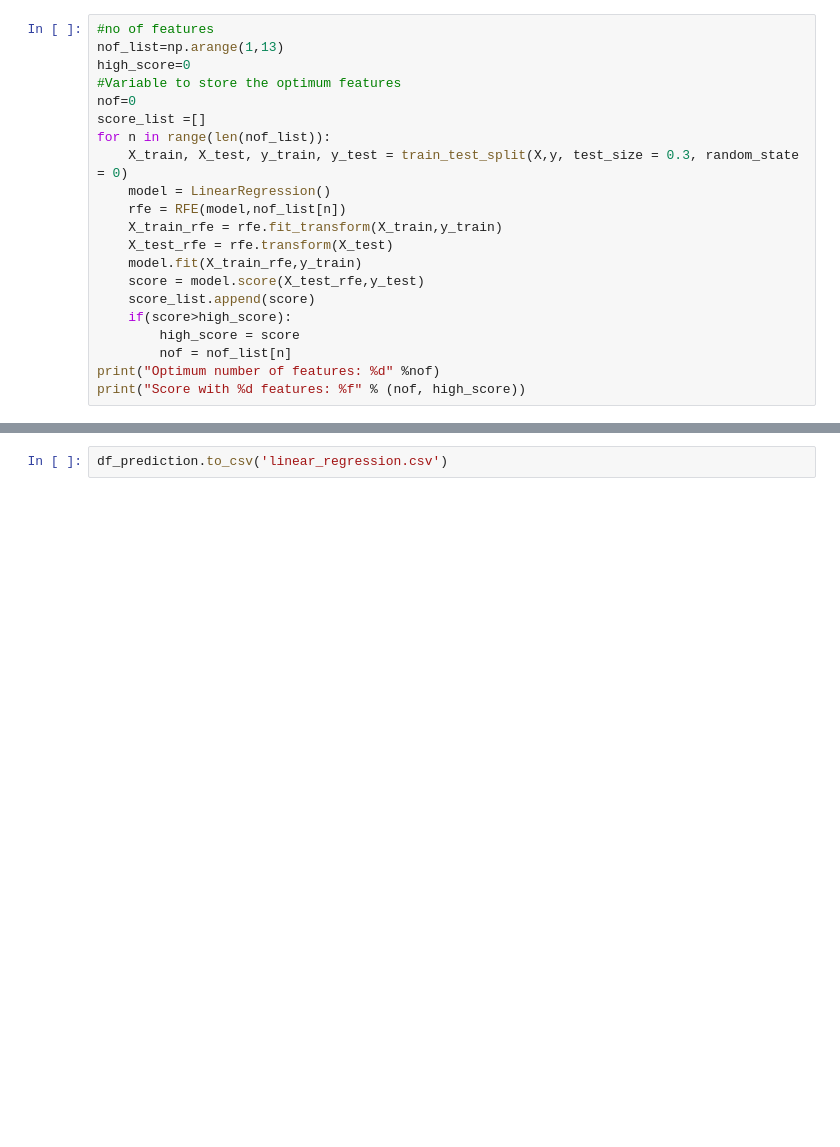
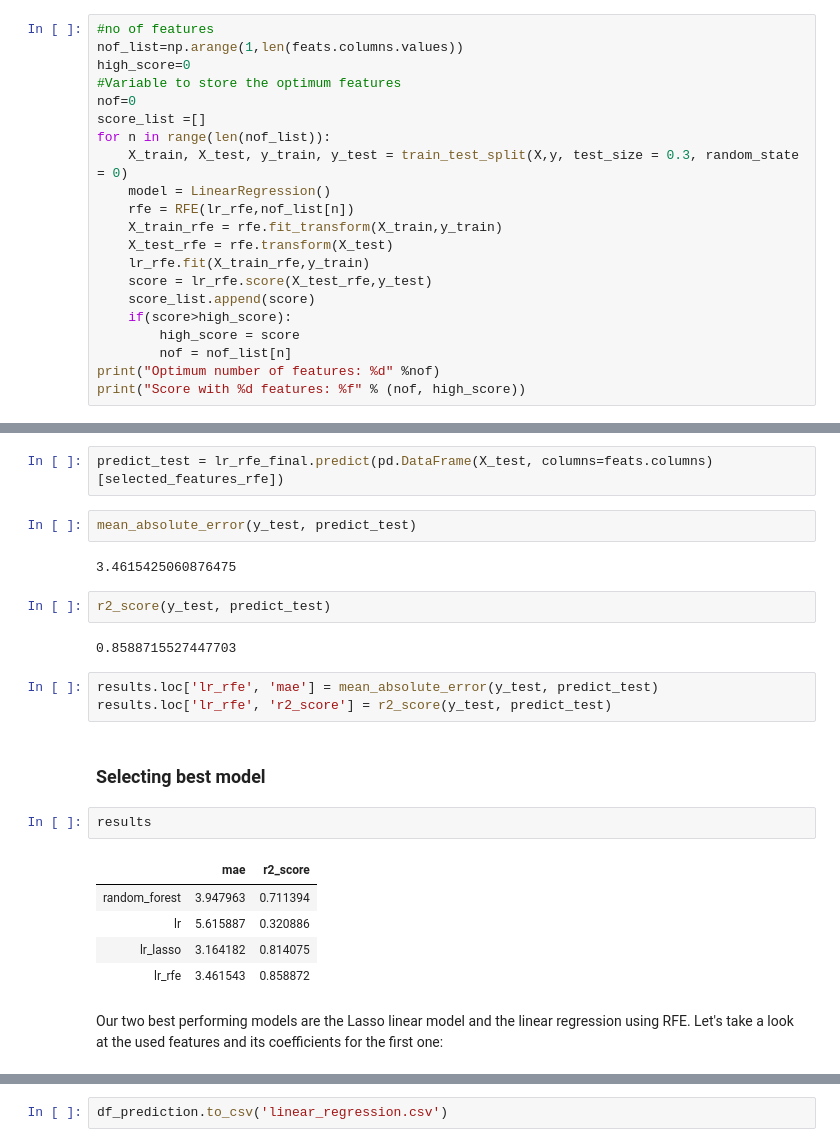
Before and after one commit to MissFacetious/Innovation, a Jupyter notebook: data_analysis/supervised/linear_regression.ipynb, the cells around one changed output, grey strips where cells are left out. Cells and saved outputs as stored; diff of their text form; blank space fills up the shorter version.

```diff
--- a/data_analysis/supervised/linear_regression.ipynb
+++ b/data_analysis/supervised/linear_regression.ipynb
@@ -241,6 +327,6 @@ print(rfe.ranking_)
 # %%
 #no of features
-nof_list=np.arange(1,13)
+nof_list=np.arange(1,len(feats.columns.values))
 high_score=0
 #Variable to store the optimum features
 nof=0
@@ -248,11 +334,11 @@ score_list =[]
 for n in range(len(nof_list)):
     X_train, X_test, y_train, y_test = train_test_split(X,y, test_size = 0.3, random_state = 0)
     model = LinearRegression()
-    rfe = RFE(model,nof_list[n])
+    rfe = RFE(lr_rfe,nof_list[n])
     X_train_rfe = rfe.fit_transform(X_train,y_train)
     X_test_rfe = rfe.transform(X_test)
-    model.fit(X_train_rfe,y_train)
-    score = model.score(X_test_rfe,y_test)
+    lr_rfe.fit(X_train_rfe,y_train)
+    score = lr_rfe.score(X_test_rfe,y_test)
     score_list.append(score)
     if(score>high_score):
         high_score = score
@@ -326,0 +392,25 @@ df_prediction
+# %%
+predict_test = lr_rfe_final.predict(pd.DataFrame(X_test, columns=feats.columns)[selected_features_rfe])
+# %%
+mean_absolute_error(y_test, predict_test)
+# %% [output]
+3.4615425060876475
+# %%
+r2_score(y_test, predict_test)
+# %% [output]
+0.8588715527447703
+# %%
+results.loc['lr_rfe', 'mae'] = mean_absolute_error(y_test, predict_test)
+results.loc['lr_rfe', 'r2_score'] = r2_score(y_test, predict_test)
+# %% [markdown]
+### Selecting best model
+# %%
+results
+# %% [output]
+|  | mae | r2_score |
+| random_forest | 3.947963 | 0.711394 |
+| lr | 5.615887 | 0.320886 |
+| lr_lasso | 3.164182 | 0.814075 |
+| lr_rfe | 3.461543 | 0.858872 |
+# %% [markdown]
+Our two best performing models are the Lasso linear model and the linear regression using RFE. Let's take a look at the used features and its coefficients for the first one:
```
Also changed, not shown: parts of 104 cells of this notebook, 5 other files.
